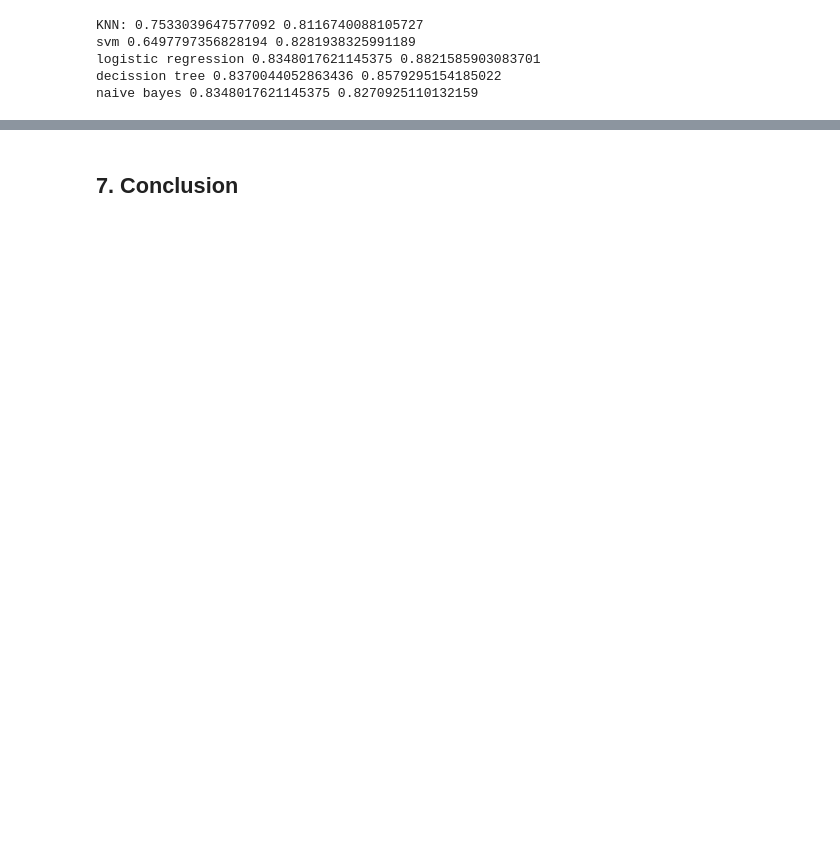
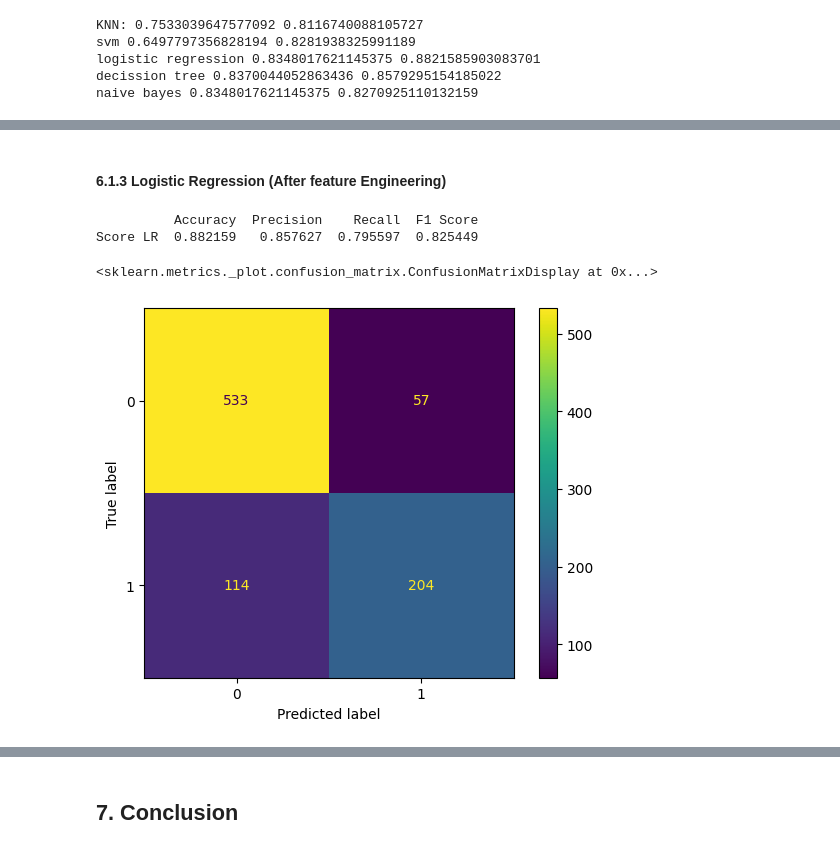
Before and after one commit to toschka123/Student_Dropout, a Jupyter notebook: ML_Project.ipynb, the cells around one changed output, grey strips where cells are left out. Cells and saved outputs as stored; diff of their text form; code cells hidden in the pictures; blank space fills up the shorter version.

```diff
--- a/ML_Project.ipynb
+++ b/ML_Project.ipynb
@@ -1136,0 +1314,24 @@ naive bayes 0.8348017621145375 0.8270925110132159
+# %% [markdown]
+#### 6.1.3 Logistic Regression (After feature Engineering)
+# %%
+##table of different evaluation metrics
+metrics_lr = {
+    "Accuracy": accuracy_score(y_test,y_pred_lr_af),
+    "Precision": precision_score(y_test, y_pred_lr_af),
+    "Recall": recall_score(y_test, y_pred_lr_af),
+    "F1 Score": f1_score(y_test, y_pred_lr_af),
+    #"ROC AUC": roc_auc_score(X_test, x_pred_svm)
+}
+
+metrics_df_lr = pd.DataFrame(metrics_lr, index=["Score LR"])
+print(metrics_df_lr)
+
+#CONSUFION MATRIX
+cm_lr = confusion_matrix(y_test,y_pred_knn_af)
+disp = ConfusionMatrixDisplay(confusion_matrix=cm_lr)
+disp.plot()
+# %% [output]
+          Accuracy  Precision    Recall  F1 Score
+Score LR  0.882159   0.857627  0.795597  0.825449
+<sklearn.metrics._plot.confusion_matrix.ConfusionMatrixDisplay at 0x...>
+[figure, added]
```
Also changed, not shown: parts of 35 cells of this notebook.
